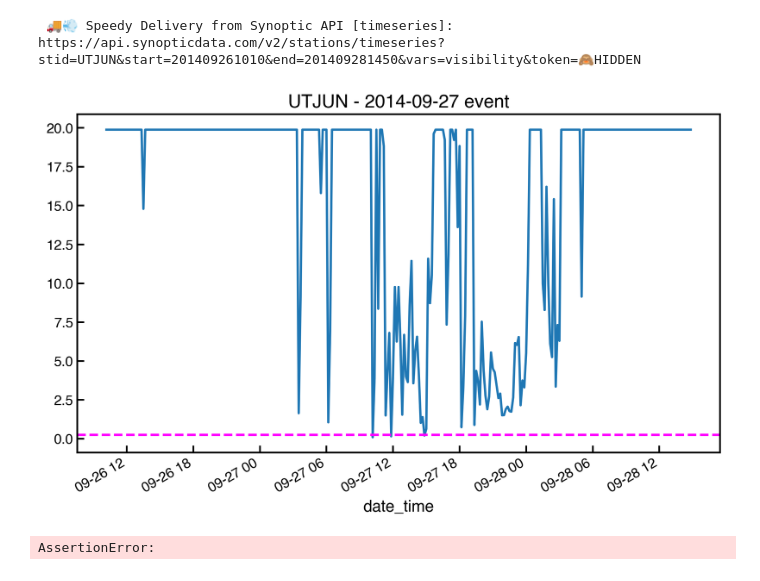
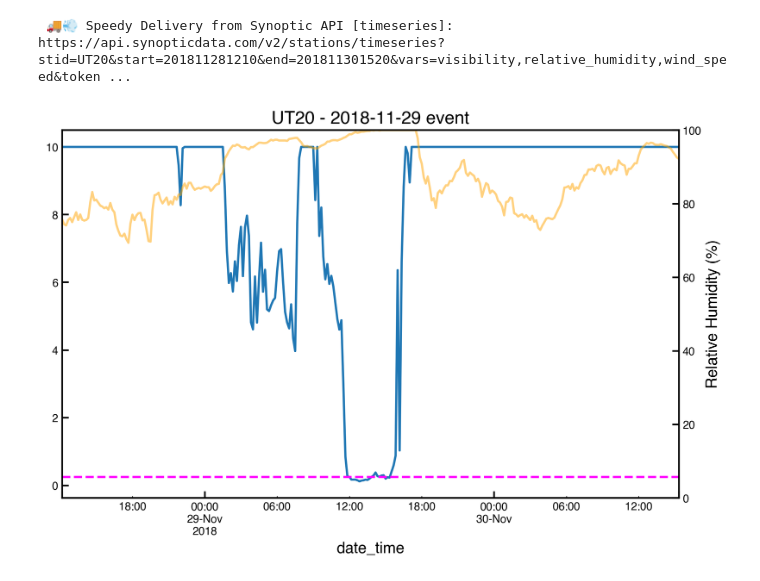
Before and after one commit to Bingham-Research-Center/gsl-dust, a Jupyter notebook: visibility.ipynb, the cells around one changed output. Saved outputs shown, nothing was run; the diff lists cells and outputs as text; code cells hidden in the pictures.

```diff
--- a/visibility.ipynb
+++ b/visibility.ipynb
@@ -72,7 +80,7 @@ import windrose
 # Change some general default settings to make figures stand out  but professional
 plt.rcParams['figure.figsize'] = [10, 6]
 plt.rcParams['figure.dpi'] = 300
-plt.rcParams['font.size'] = 12
+plt.rcParams['font.size'] = 10
 plt.rcParams['axes.linewidth'] = 1.5
 plt.rcParams['lines.linewidth'] = 2
 plt.rcParams['lines.markersize'] = 6
@@ -82,11 +90,11 @@ plt.rcParams['ytick.major.size'] = 6
 plt.rcParams['ytick.major.width'] = 1.5
 plt.rcParams['xtick.direction'] = 'in'
 plt.rcParams['ytick.direction'] = 'in'
-plt.rcParams['xtick.labelsize'] = 12
-plt.rcParams['ytick.labelsize'] = 12
+plt.rcParams['xtick.labelsize'] = 10
+plt.rcParams['ytick.labelsize'] = 10
 plt.rcParams['axes.labelsize'] = 14
 plt.rcParams['axes.titlesize'] = 16
-plt.rcParams['legend.fontsize'] = 12
+plt.rcParams['legend.fontsize'] = 10
 
 # Font choice preferences in order are helvetica, helvetica neue, arial
 plt.rcParams['font.family'] = 'sans-serif'
@@ -174,7 +182,7 @@ def plot_case_windroses(case_num, title=None, case_df=None):
 # %%
 # Task 1 - longer term data
 
-start_date = datetime.datetime(2004,1,1,0,0,0)
+start_date = datetime.datetime(2014,1,1,0,0,0)
 end_date = datetime.datetime(2024,1,1,0,0,0)
 
 # Get site stids for the three sites with MesoWest/Synoptic data
@@ -183,7 +191,7 @@ stids_aq = {'Bountiful': 'QBV', 'Hawthorne': 'QHW', 'Weber': 'QHV', "Herriman":
 # Now list the closest stid to each location that has visibility data
 stids_vis = {'Bountiful': 'UTLGP', 'Hawthorne': 'UT20', 'Weber': 'UTFRW', "Herriman": "UTJUN", "Magna": "KSLC",}
 
-vrbls = ["visibility",]
+vrbls = ["visibility", "relative_humidity", "wind_speed"]
 
 stid_dict = {}
 
@@ -199,12 +207,11 @@ for loc, stid in stids_vis.items():
     stid_dict[loc] = _df
 
 # for sake of debugging
-# site = "Hawthorne"
-
+site = "Hawthorne"
 # site = "Bountiful"
 # site = "Weber"
 # site = "Magna"
-site = "Herriman"
+# site = "Herriman"
 
 stid = stids_vis[site]
 stid_df = stid_dict[site].copy(deep=True)
@@ -351,42 +412,46 @@ dust_events_df
 # %%
 # Find first location of dust event and plot the visibility time series 24 hours before and after
 case_num = dust_events_df.index[0]
 
 # Convert the 'Start Date' and 'End Date' strings from the events_df DataFrame to pandas datetime objects
 start_date = pd.to_datetime(dust_events_df['Start Date'].loc[case_num]) - pd.Timedelta(hours=24)
 end_date = pd.to_datetime(dust_events_df['End Date'].loc[case_num]) + pd.Timedelta(hours=24)
 
 # Get the time series data for the plot
 stid_df_plot = get_stid_timeseries(stid, start_date, end_date, vrbls)
 
 # Plot the visibility time series
 # First, create title first
 
 row_date = dust_events_df['Start Date'].loc[case_num]
 
 title = f"{stid} - {row_date.split(' ')[0]} event"
 stid_df_plot['visibility'].plot(title=title)
 
 # For "dust event" time series, plot vertical bar if true
 # for ix, row in stid_df_plot.iterrows():
 #     if row['dust_event']:
 #         plt.axvline(ix, color='red', linestyle='--', alpha=0.5)
 
 
 
 plt.axhline(viz_miles, color='magenta', linestyle='--', label='Dust threshold')
+
+# Add second y-axis with visibility at same times
+ax2 = plt.twinx()
+stid_df_plot['relative_humidity'].plot(ax=ax2, color='orange', alpha=0.5)
+ax2.set_ylabel('Relative Humidity (%)')
+ax2.set_ylim(0, 100)
+
 plt.show()
 # %% [output]
- 🚚💨 Speedy Delivery from Synoptic API [timeseries]: https://api.synopticdata.com/v2/stations/timeseries?stid=UTJUN&start=201409261010&end=201409281450&vars=visibility&token=🙈HIDDEN
+ 🚚💨 Speedy Delivery from Synoptic API [timeseries]: https://api.synopticdata.com/v2/stations/timeseries?stid=UT20&start=201811281210&end=201811301520&vars=visibility,relative_humidity,wind_speed&token ...
-[figure, old version]
+[figure, new version]
 # %%
 # Now count how many times there is an exceedence of the dust threshold for each site (below viz_miles, e.g., 0.5 miles)
 # We avoid multiple counting of one event independently
 # Cluster exceedence events that must be separated by a gap of 24 hours (else only count the first)
-assert 1==0
 # Go in time order, and an event starts when
-# %% [output]
-AssertionError:
 # %%
 # Task 2 - 24-hour meteograms of visibility
 # Do similarly but for different settings of start and end time (24 hours), and location.
```
Also changed, not shown: parts of 10 cells of this notebook, 16 other files.
